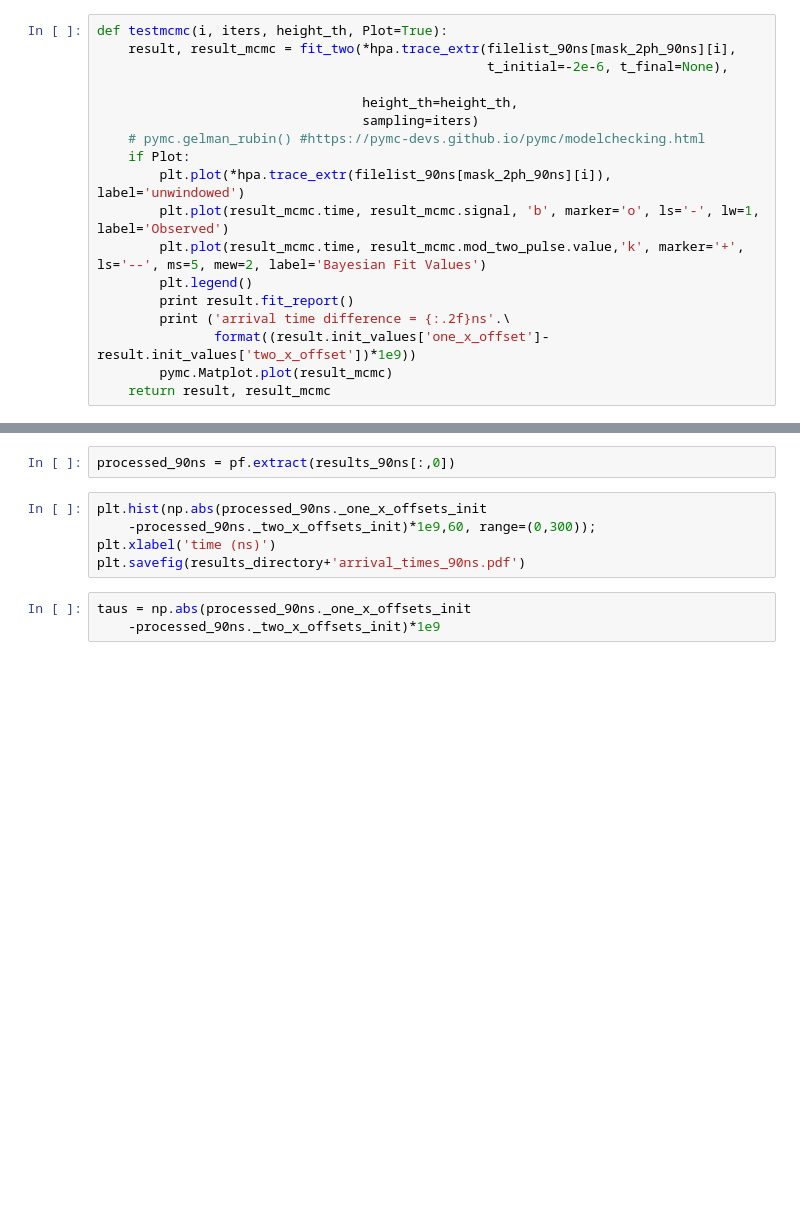
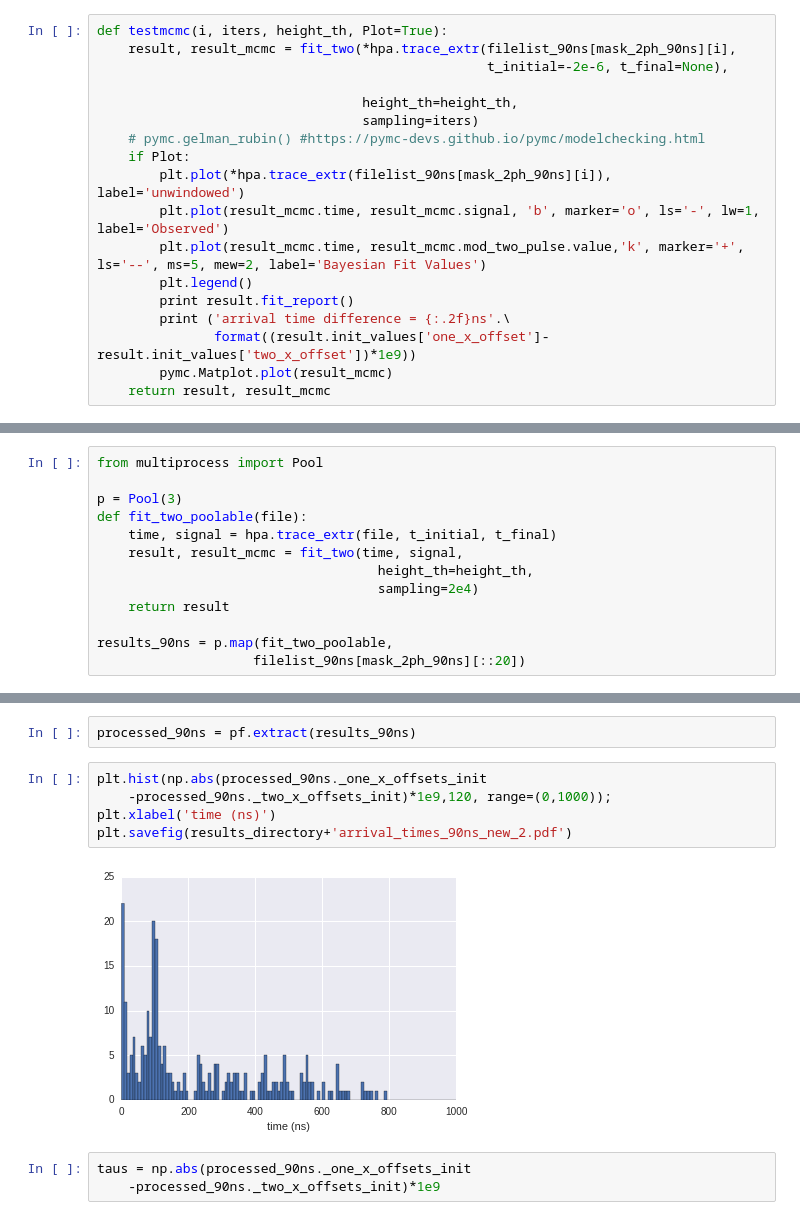
Before and after one commit to hoopernikaho/20170405_TES5_SQ1_fit_accuracy_80mK_iBias_104uA_7.2GHZ_100kOhm_results, a Jupyter notebook: fit_accuracy.ipynb, the cells around one changed output, grey strips where cells are left out. Cells and saved outputs as stored; diff of their text form; blank space fills up the shorter version.

```diff
--- a/fit_accuracy.ipynb
+++ b/fit_accuracy.ipynb
@@ -406,0 +405,13 @@ results_90ns= np.array([fit_two(*hpa.trace_extr(file, t_initial=-2e-6, t_final=N
+# %%
+from multiprocess import Pool
+
+p = Pool(3)
+def fit_two_poolable(file):
+    time, signal = hpa.trace_extr(file, t_initial, t_final)
+    result, result_mcmc = fit_two(time, signal,
+                                    height_th=height_th,
+                                    sampling=2e4)
+    return result
+
+results_90ns = p.map(fit_two_poolable,
+                    filelist_90ns[mask_2ph_90ns][::20])
@@ -407,10 +446,12 @@ results_90ns= np.array([fit_two(*hpa.trace_extr(file, t_initial=-2e-6, t_final=N
 # %%
-processed_90ns = pf.extract(results_90ns[:,0])
+processed_90ns = pf.extract(results_90ns)
 # %%
 plt.hist(np.abs(processed_90ns._one_x_offsets_init
-    -processed_90ns._two_x_offsets_init)*1e9,60, range=(0,300));
+    -processed_90ns._two_x_offsets_init)*1e9,120, range=(0,1000));
 plt.xlabel('time (ns)')
-plt.savefig(results_directory+'arrival_times_90ns.pdf')
+plt.savefig(results_directory+'arrival_times_90ns_new_2.pdf')
+# %% [output]
+[figure, added]
 # %%
 taus = np.abs(processed_90ns._one_x_offsets_init
     -processed_90ns._two_x_offsets_init)*1e9
```
Also changed, not shown: parts of 25 cells of this notebook, 10 other files.
